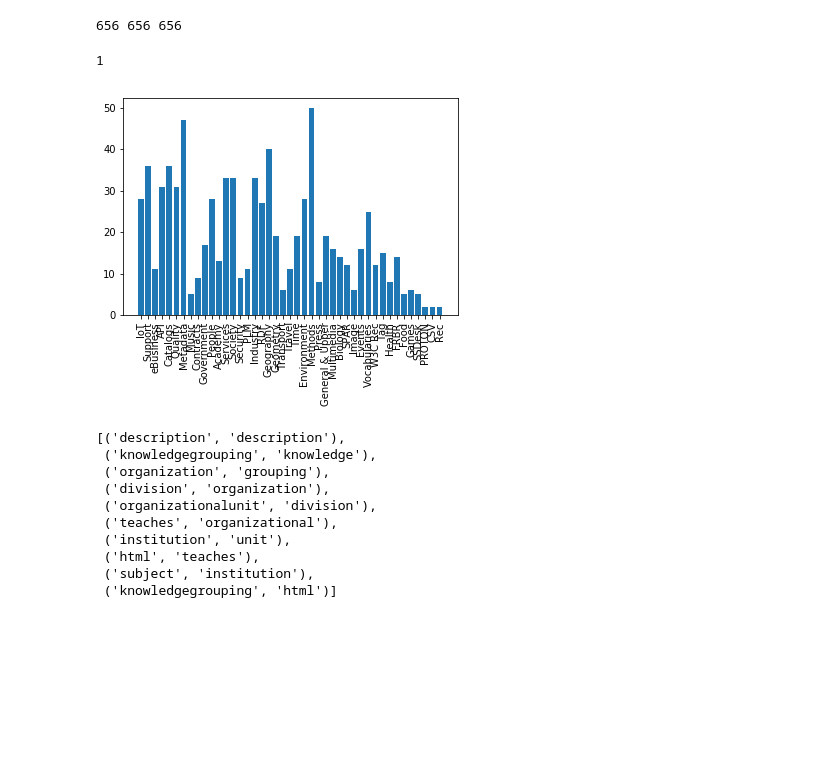
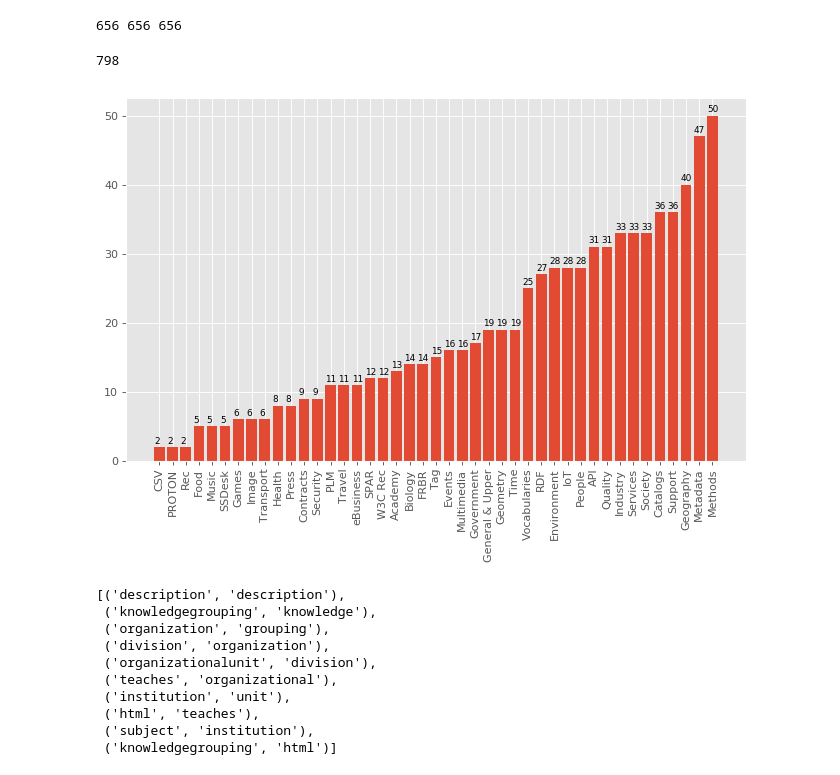
Before and after one commit to MondecaLabs/lovTagger, a Jupyter notebook: classif_texts_ML.ipynb, the cells around one changed output. Drawn from its saved outputs; the diff is of its cells as text; code cells hidden in the pictures; blank space fills up the shorter version.

```diff
--- a/classif_texts_ML.ipynb
+++ b/classif_texts_ML.ipynb
@@ -64,14 +68,23 @@ distrib = dict(totals)
 # %%
 all_tags_len = np.sum(list(distrib.values()))
 distrib_freq = {key:val/all_tags_len for key,val in distrib.items()}
-# %%
-plt.bar(distrib.keys(), distrib.values())
-plt.xticks(rotation='vertical')
-plt.s
-1
-# %% [output]
-1
-[figure, removed]
+# %%
+sortedDistrib = sorted(distrib.items(), key =
+             lambda kv:(kv[1], kv[0]))
+np.sum([x[1] for x in sortedDistrib])
+# %% [output]
+798
+# %%
+# Plot distribution
+plt.style.use('ggplot')
+plt.figure(figsize=(10, 6), dpi= 80, facecolor='w', edgecolor='k')
+plt.bar([x[0] for x in sortedDistrib], [x[1] for x in sortedDistrib])
+plt.xticks(rotation='vertical', size = 10)
+for i in range(len(sortedDistrib)):
+    plt.text(x = i - 0.4 , y = sortedDistrib[i][1] + 0.5, s = sortedDistrib[i][1], size = 8)
+#plt.savefig('LOVTagsStat.png', dpi=300)
+# %% [output]
+[figure, added]
 # %%
 # Return the number of uppercase in string
 def num_uppercase(string):
```
Also changed, not shown: parts of 17 cells of this notebook, 1 other file.
